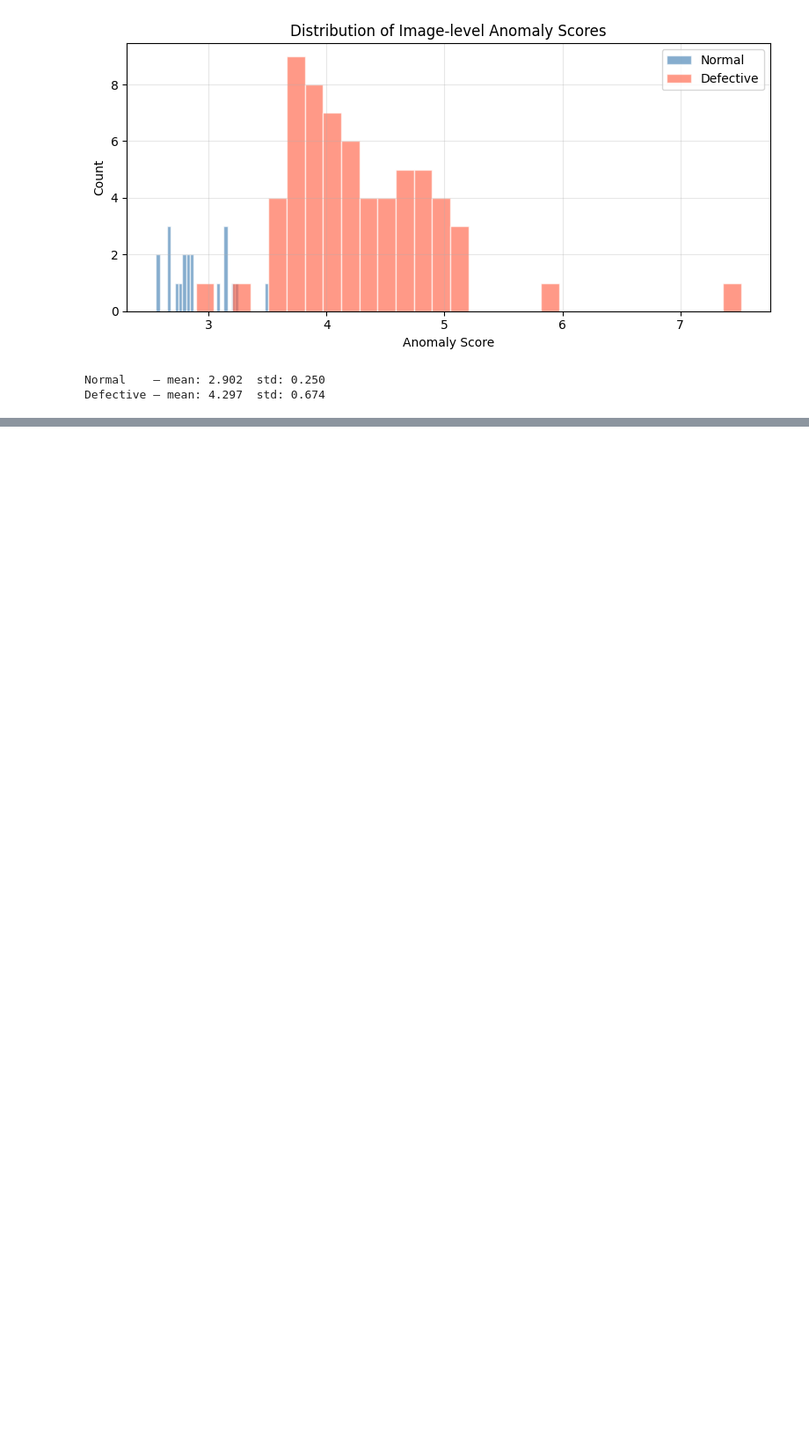
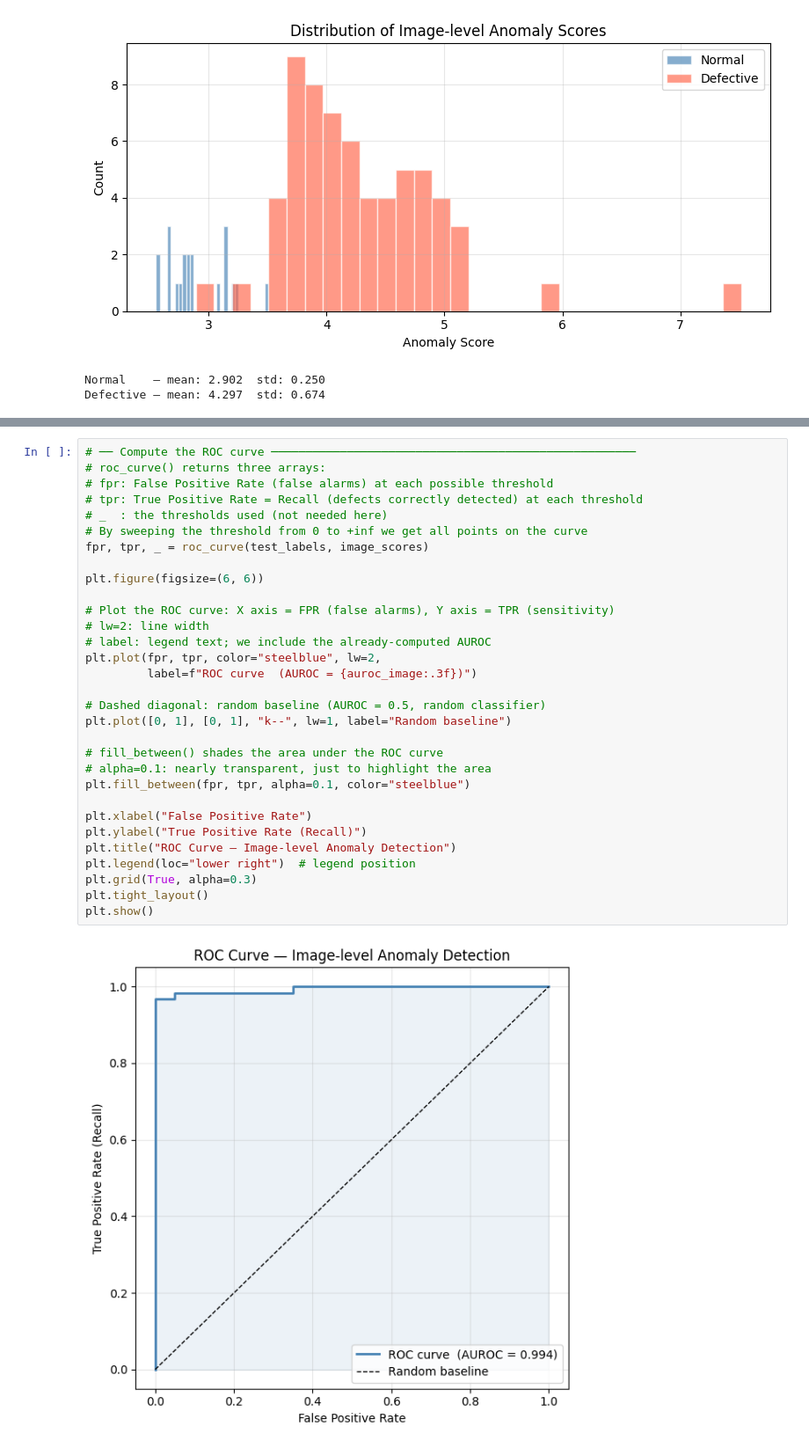
Before and after one commit to DianaHus/anomaly-detection-mvtec, a Jupyter notebook: notebook.ipynb, the cells around one changed output, grey strips where cells are left out. Shown at 88% size. Saved outputs shown, nothing was run; the diff lists cells and outputs as text; blank space fills up the shorter version.

```diff
--- a/notebook.ipynb
+++ b/notebook.ipynb
@@ -503,0 +690,33 @@ Defective — mean: 4.297  std: 0.674
+# %%
+# ── Compute the ROC curve ─────────────────────────────────────────────────────
+# roc_curve() returns three arrays:
+# fpr: False Positive Rate (false alarms) at each possible threshold
+# tpr: True Positive Rate = Recall (defects correctly detected) at each threshold
+# _  : the thresholds used (not needed here)
+# By sweeping the threshold from 0 to +inf we get all points on the curve
+fpr, tpr, _ = roc_curve(test_labels, image_scores)
+
+plt.figure(figsize=(6, 6))
+
+# Plot the ROC curve: X axis = FPR (false alarms), Y axis = TPR (sensitivity)
+# lw=2: line width
+# label: legend text; we include the already-computed AUROC
+plt.plot(fpr, tpr, color="steelblue", lw=2,
+         label=f"ROC curve  (AUROC = {auroc_image:.3f})")
+
+# Dashed diagonal: random baseline (AUROC = 0.5, random classifier)
+plt.plot([0, 1], [0, 1], "k--", lw=1, label="Random baseline")
+
+# fill_between() shades the area under the ROC curve
+# alpha=0.1: nearly transparent, just to highlight the area
+plt.fill_between(fpr, tpr, alpha=0.1, color="steelblue")
+
+plt.xlabel("False Positive Rate")
+plt.ylabel("True Positive Rate (Recall)")
+plt.title("ROC Curve — Image-level Anomaly Detection")
+plt.legend(loc="lower right")  # legend position
+plt.grid(True, alpha=0.3)
+plt.tight_layout()
+plt.show()
+# %% [output]
+[figure, added]
```
Also changed, not shown: parts of 8 cells of this notebook.
